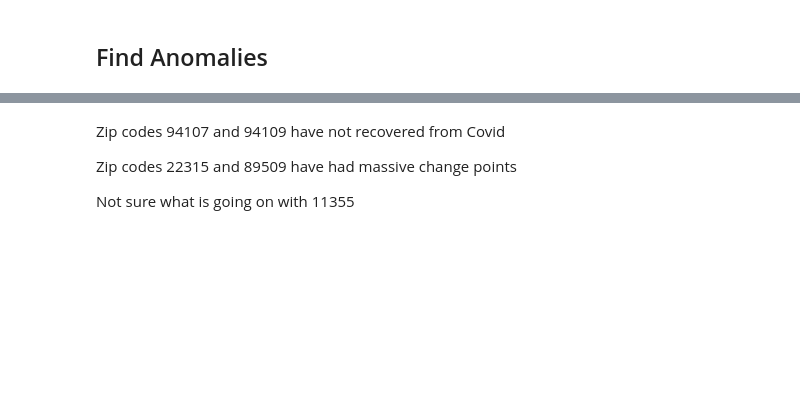
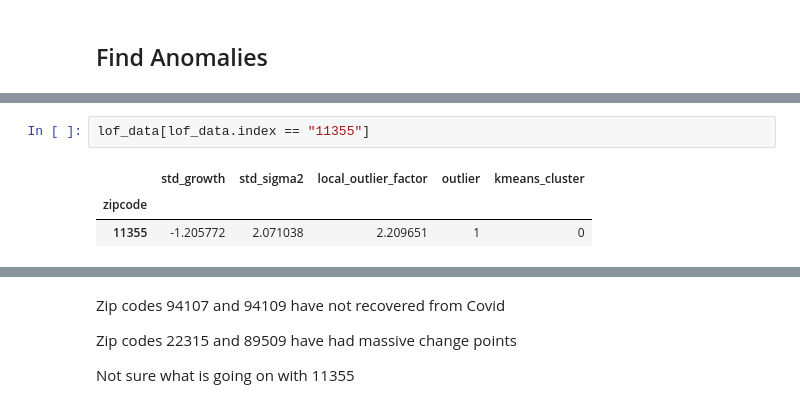
Before and after one commit to ichbinallen/zori_zori, a Jupyter notebook: notebooks/Zori_Rents.ipynb, the cells around one changed output, grey strips where cells are left out. Cells and saved outputs as stored; diff of their text form; blank space fills up the shorter version.

```diff
--- a/notebooks/Zori_Rents.ipynb
+++ b/notebooks/Zori_Rents.ipynb
@@ -439,3 +439,9 @@ _ = g.set_title("Rent Patterns for top 5 'weirdest' zipcodes", fontsize=16)
 # %% [output]
 [figure]
 [interactive output not drawn]
+# %%
+lof_data[lof_data.index == "11355"]
+# %% [output]
+|  | std_growth | std_sigma2 | local_outlier_factor | outlier | kmeans_cluster |
+| zipcode |  |  |  |  |  |
+| 11355 | -1.205772 | 2.071038 | 2.209651 | 1 | 0 |
```
Also changed, not shown: parts of 4 cells of this notebook.
